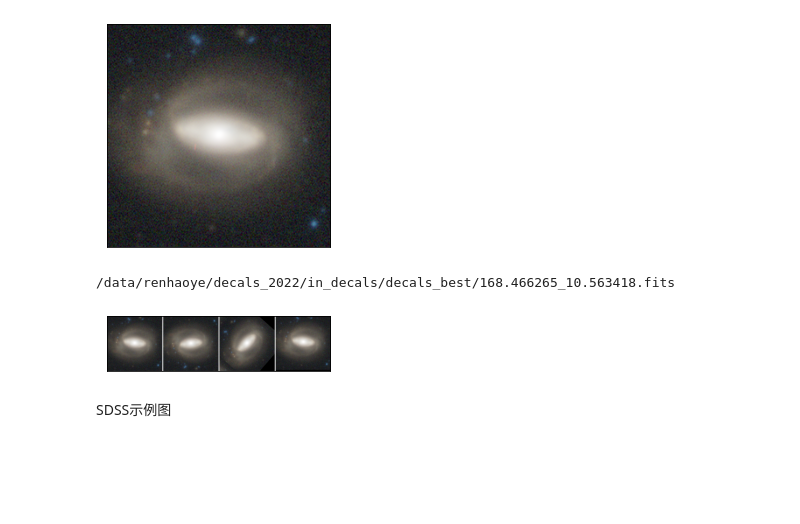
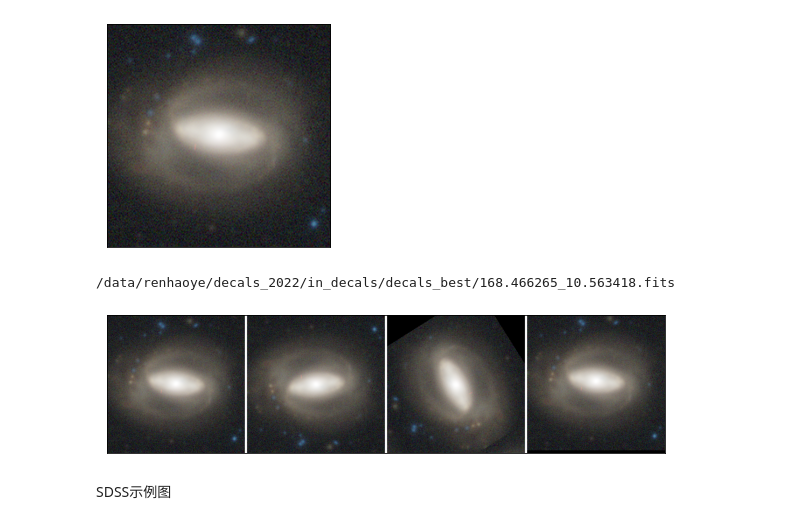
Before and after one commit to Astro-Astre/Pixel-based_DeepLearningTechnic, a Jupyter notebook: plt/plot.ipynb, the cells around one changed output. Cells and saved outputs as stored; diff of their text form; code cells hidden in the pictures; blank space fills up the shorter version.

```diff
--- a/plt/plot.ipynb
+++ b/plt/plot.ipynb
@@ -175,24 +173,24 @@ plt.show()
 # %%
 df = decals_dataset[0].query("label == 6")
 col = 204
 ra, dec = df.iloc[col].ra, df.iloc[col].dec
 data_dir = "/data/renhaoye/decals_2022/in_decals/decals_best/"
 img = load_img(data_dir + str(ra) + "_" + str(dec) + ".fits")
 print(data_dir + str(ra) + "_" + str(dec) + ".fits")
 flipped = flip(img)
 rotated = rotate(img)
 shifted = shift(img)
 col_gap = np.ones((256, 4, 3))
 col_output = np.concatenate((chw2hwc(img), col_gap, chw2hwc(flipped), col_gap, chw2hwc(rotated), col_gap, chw2hwc(shifted)), axis=1)
-plt.figure(figsize=(4, 10))
+plt.figure(figsize=(10, 10))
 plt.imshow(col_output)
 plt.xticks([])
 plt.yticks([])
 plt.savefig(plt_path + "数据增强示例.png", bbox_inches="tight", pad_inches=0.0, dpi=300)
 plt.show()
 # %% [output]
 /data/renhaoye/decals_2022/in_decals/decals_best/168.466265_10.563418.fits
-[figure, old version]
+[figure, new version]
 # %% [markdown]
 SDSS示例图
 # %%
```
Also changed, not shown: parts of 17 cells of this notebook, 5 other files.
